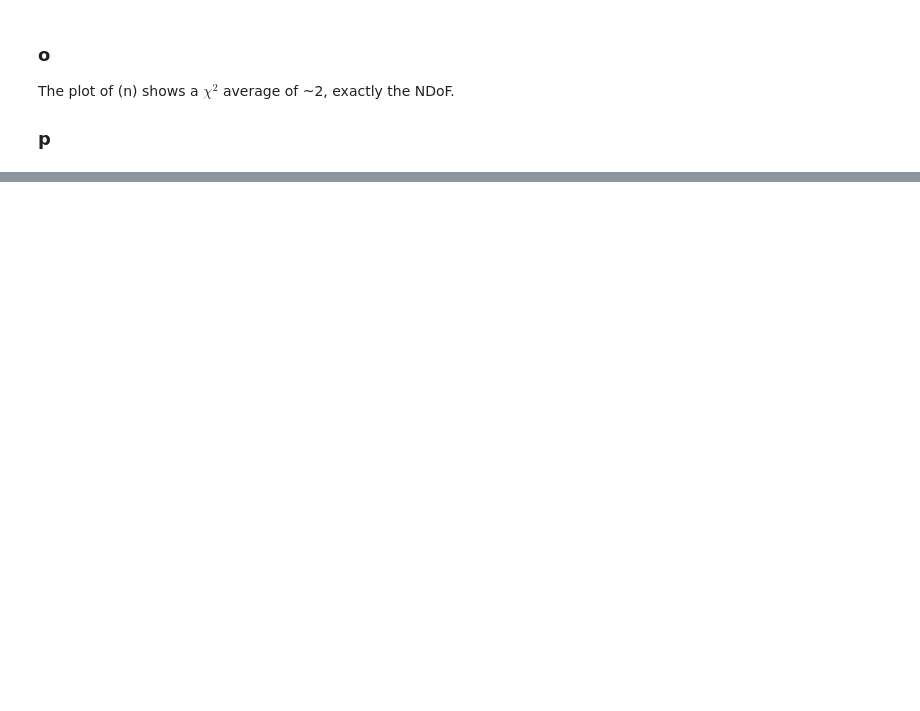
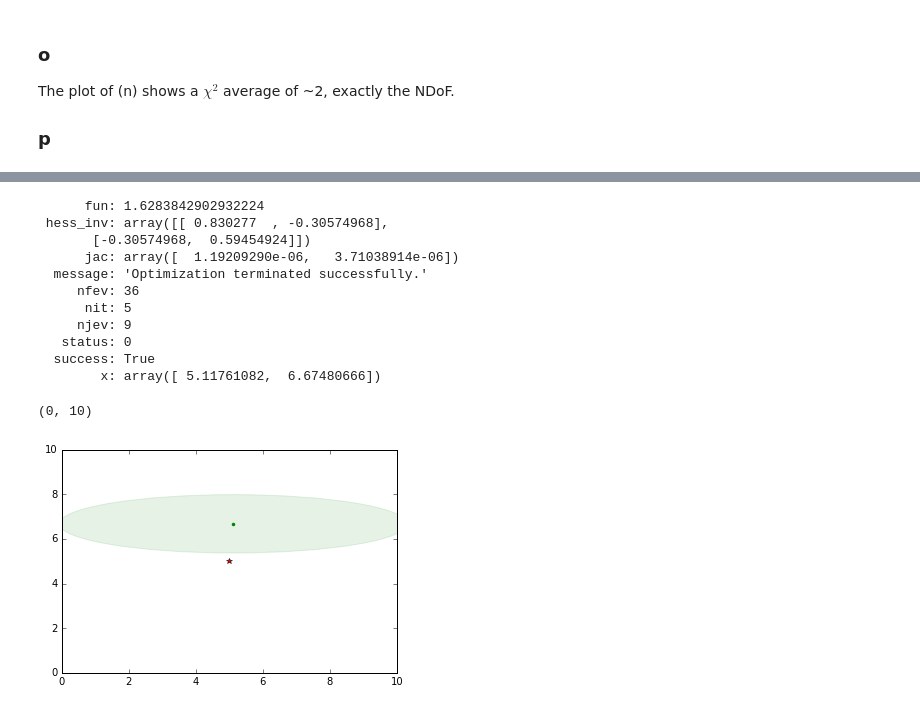
Before and after one commit to Tomaat/BD1, a Jupyter notebook: BD_wifi_Keune_Galama.ipynb, the cells around one changed output, grey strips where cells are left out. Cells and saved outputs as stored; diff of their text form; code cells hidden in the pictures; blank space fills up the shorter version.

```diff
--- a/BD_wifi_Keune_Galama.ipynb
+++ b/BD_wifi_Keune_Galama.ipynb
@@ -300,0 +316,31 @@ Where $A = S_i - P_r^i(x_0,y_0)$ and $\hat{B}=\left[\begin{array}{cc} \frac{\par
+# %%
+Si = Pt + 20 * log10(c/(4*pi*f) ) - 10 * log10( (x - xi)**2 + (y - yi)**2 + Z**2 ) + random.normal(0,1,xi.shape )
+minimum = spmin( chi2_p, array([0, 0]) )
+x0,y0 = minimum.x
+print(minimum)
+
+Bhat11 = sum( 20 * (x0 - xi) / (log(10)*((x0-xi)**2 + (y0-yi)**2 + Z**2) ) )
+Bhat22 = sum( 20 * (y0 - yi) / (log(10)*((x0-xi)**2 + (y0-yi)**2 + Z**2) ) )
+varx,vary = 1/Bhat11,1/Bhat22
+stdx,stdy = sqrt(varx),sqrt(vary)
+
+ax = gcf().gca()
+ax.add_artist(Ellipse( xy=(x0, y0), width=stdx, height=stdy, color='g', alpha=0.1))
+plot(x,y,'r*')
+plot(x0,y0,'g.')
+ax.set_xlim(0, 10)
+ax.set_ylim(0, 10)
+# %% [output]
+      fun: 1.6283842902932224
+ hess_inv: array([[ 0.830277  , -0.30574968],
+       [-0.30574968,  0.59454924]])
+      jac: array([  1.19209290e-06,   3.71038914e-06])
+  message: 'Optimization terminated successfully.'
+     nfev: 36
+      nit: 5
+     njev: 9
+   status: 0
+  success: True
+        x: array([ 5.11761082,  6.67480666])
+(0, 10)
+[figure, added]
```
Also changed, not shown: parts of 11 cells of this notebook.
